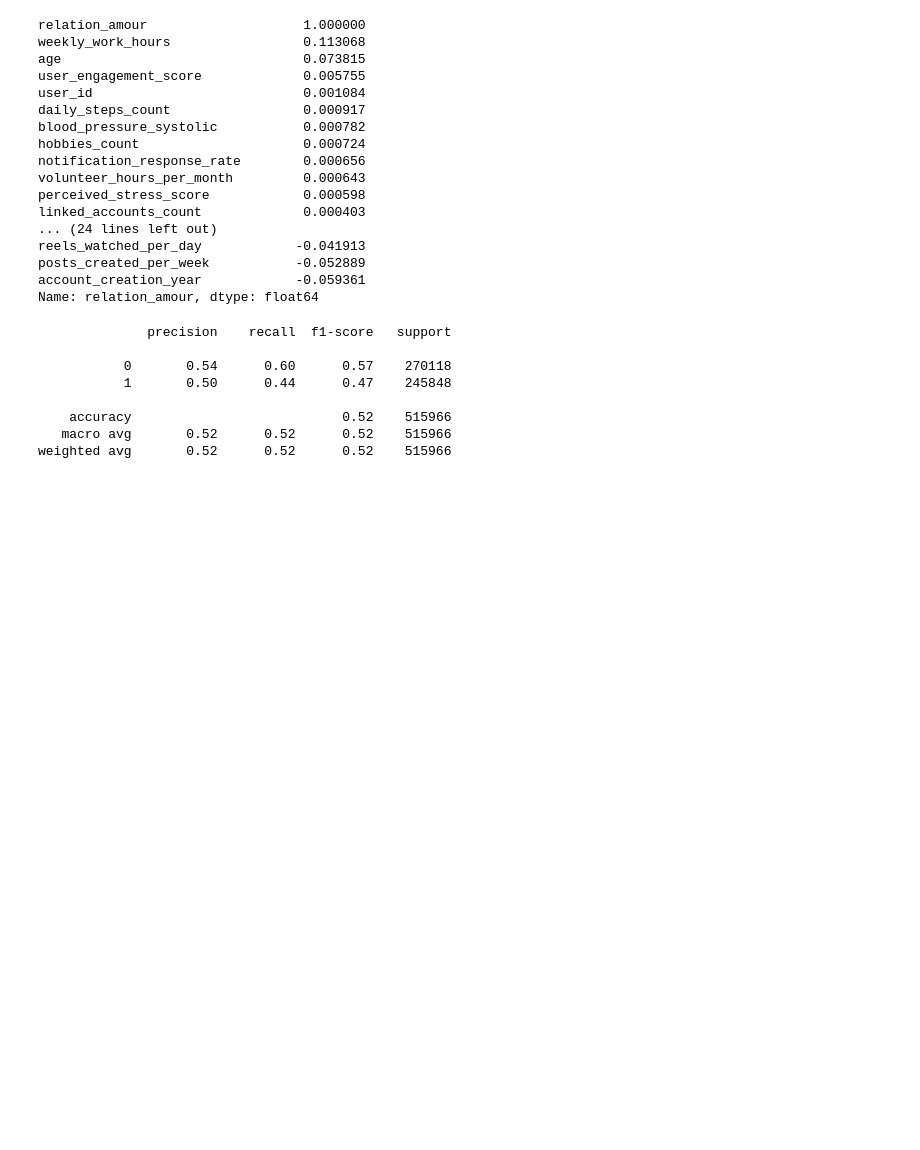
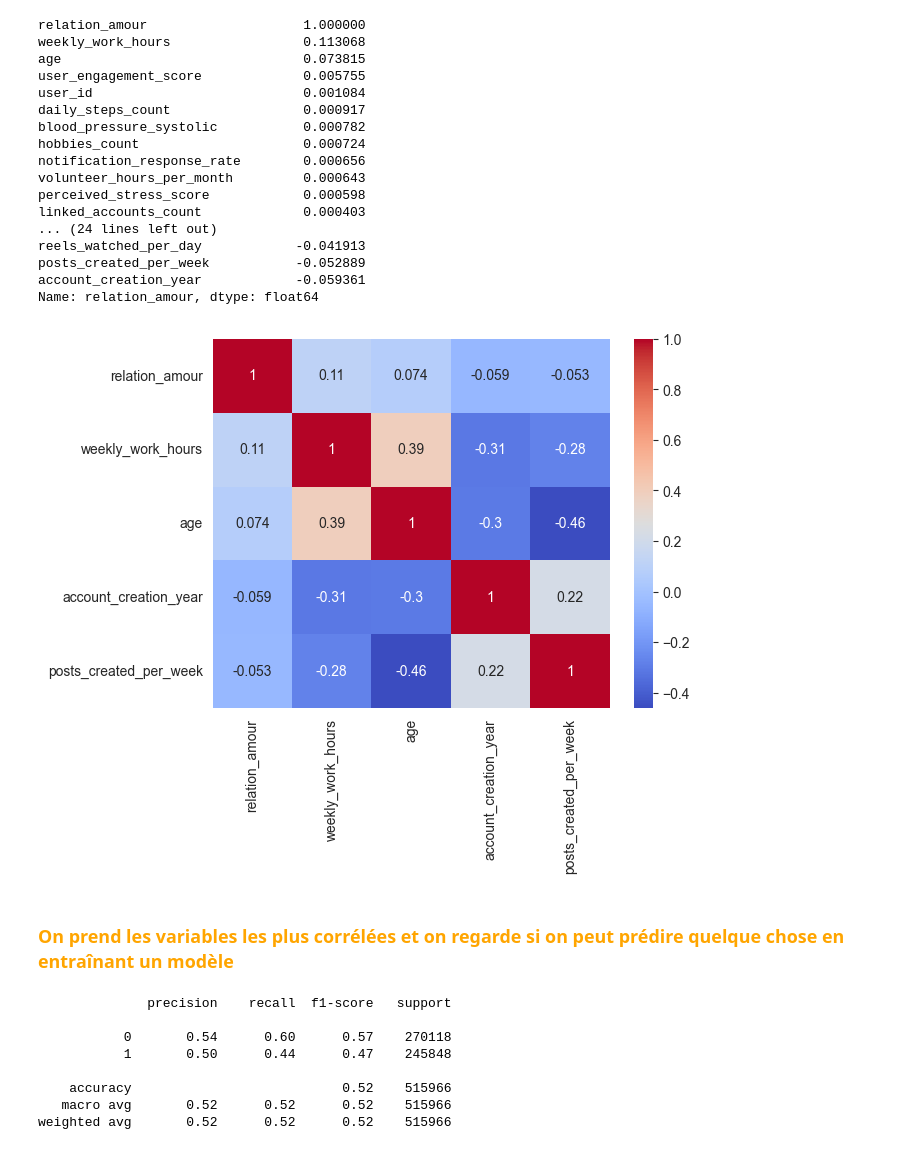
Before and after one commit to massaines-cpu/ANALYSE-DE-DONNEES-INSTAGRAM, a Jupyter notebook: Untitled.ipynb, the cells around one changed output. Drawn from its saved outputs; the diff is of its cells as text; code cells hidden in the pictures; blank space fills up the shorter version.

```diff
--- a/Untitled.ipynb
+++ b/Untitled.ipynb
@@ -751,6 +748,13 @@ reels_watched_per_day            -0.041913
 posts_created_per_week           -0.052889
 account_creation_year            -0.059361
 Name: relation_amour, dtype: float64
+# %%
+sns.heatmap(insta_data[['relation_amour', 'weekly_work_hours','age', 'account_creation_year', 'posts_created_per_week']].corr(), annot=True, cmap='coolwarm')
+plt.show()
+# %% [output]
+[figure, added]
+# %% [markdown]
+<h3 style="color:orange;"> On prend les variables les plus corrélées et on regarde si on peut prédire quelque chose en entraînant un modèle</h3>
 # %%
 # Garder les variables les plus corrélées
 insta_data['has_children_num'] = insta_data['has_children'].map({'Yes': 1, 'No': 0})
```
Also changed, not shown: parts of 9 cells of this notebook.
